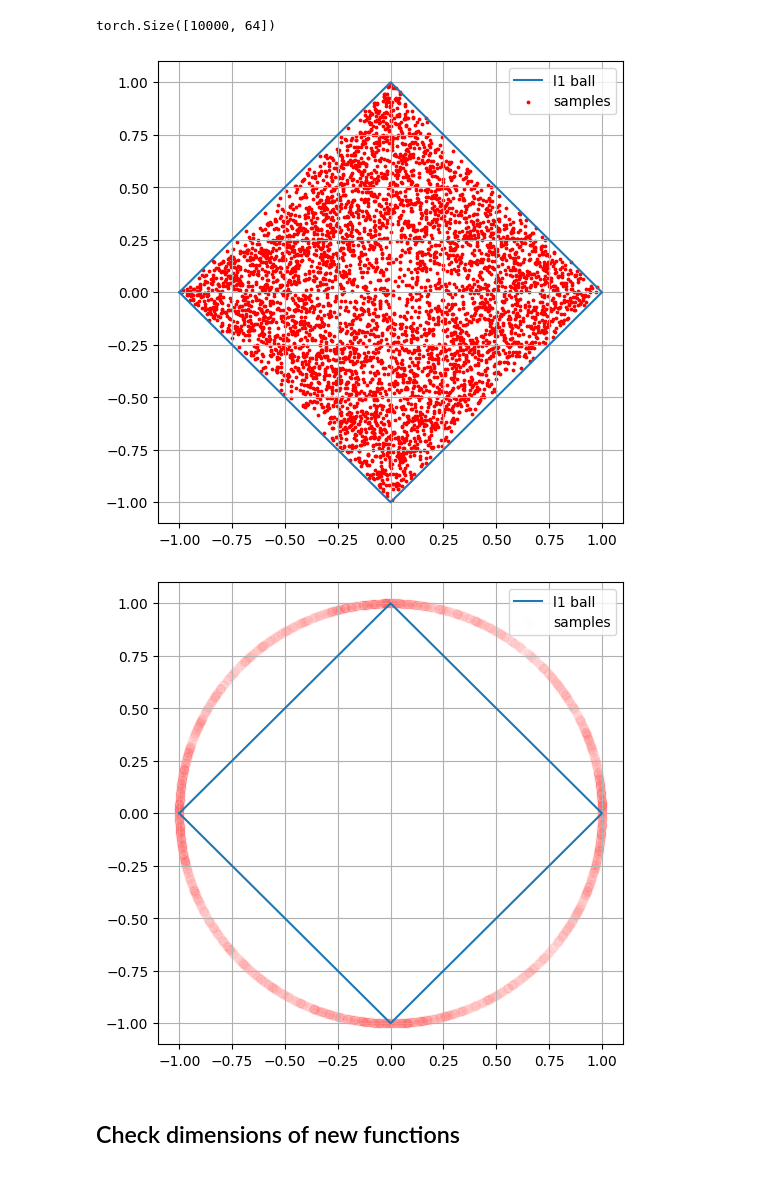
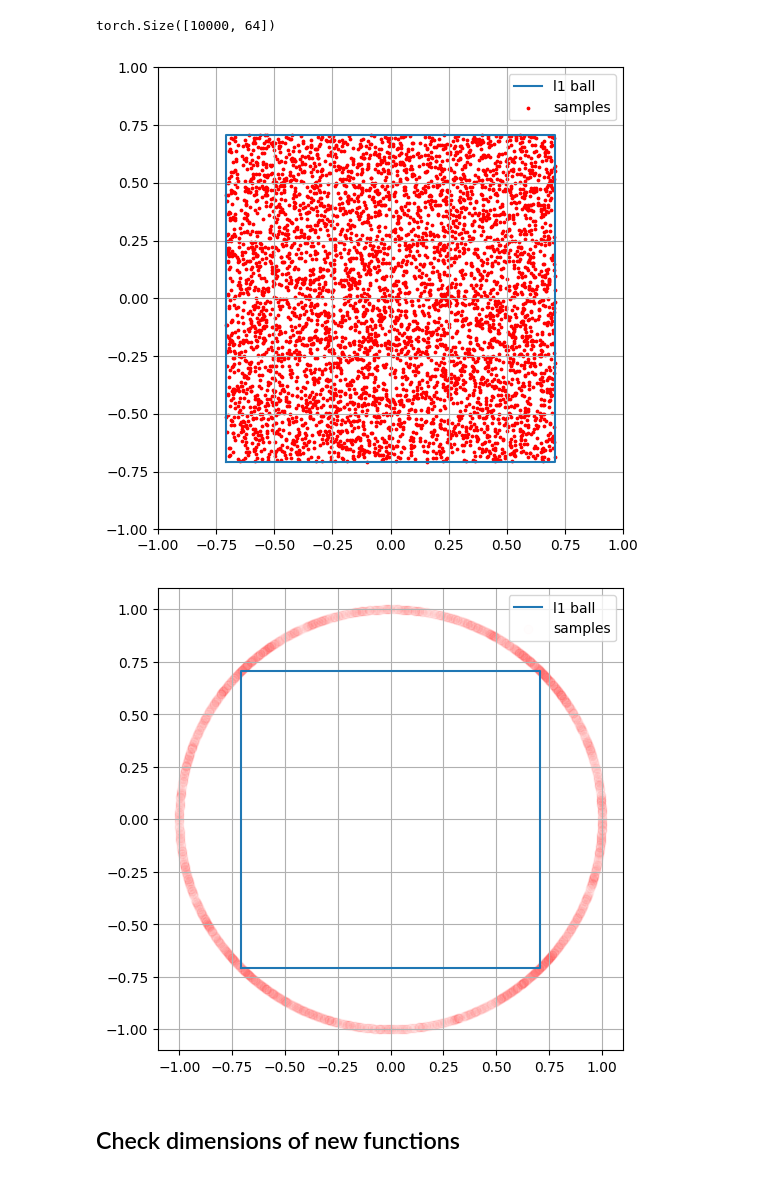
Before and after one commit to f-krause/uio-ADL-project-3, a Jupyter notebook: experiments/l1_sampling.ipynb, the cells around one changed output. Cells and saved outputs as stored; diff of their text form; code cells hidden in the pictures.

```diff
--- a/experiments/l1_sampling.ipynb
+++ b/experiments/l1_sampling.ipynb
@@ -54,9 +55,9 @@ tensor([[ 0.1493,  0.2943, -0.2483],
 # %%
 def generate_samples(N, D, p):
-    gaussian = torch.randn(N, D)
-    angles = gaussian / torch.norm(gaussian, p=2, dim=1, keepdim=True)
+    gaussian = (torch.rand(N, D) - 0.5) * 2
+    #angles = gaussian / torch.norm(gaussian, p=2, dim=1, keepdim=True)
 
-    return angles
+    return gaussian
 # %%
 samples = generate_samples(5000, 2, 1) #32 times!
 samples.shape
@@ -71,17 +72,21 @@ samples.shape
 torch.Size([10000, 64])
 # %%
 x_coords, y_coords = list(zip(*samples[:, 0:2]))
+x_coords, y_coords = x_coords * 1/np.sqrt(2), y_coords * 1/np.sqrt(2)
 
-l1_points = [(-1, 0), (0, 1), (1, 0), (0, -1), (-1, 0)]
+# l1_points = [(-1, 0), (0, 1), (1, 0), (0, -1), (-1, 0)]
+l1_points = [(-1, -1), (-1, 1), (1, 1), (1, -1), (-1, -1)] * 1/np.sqrt(2)
 x_coords_box, y_coords_box = zip(*l1_points)
 
 plt.plot(x_coords_box, y_coords_box, marker='', label='l1 ball')
 plt.scatter(x_coords, y_coords, color='red', label='samples', s=3)  # Adjust color as needed
+plt.xlim(-1, 1)
+plt.ylim(-1, 1)
 plt.grid(True)
 plt.legend()
 plt.show()
 # %% [output]
-[figure, old version]
+[figure, new version]
 # %%
 samples_norm = samples / torch.norm(samples, p=2, dim=1, keepdim=True)
 
@@ -94,7 +99,7 @@ plt.grid(True)
 plt.legend()
 plt.show()
 # %% [output]
-[figure, old version]
+[figure, new version]
 # %% [markdown]
 ## Check dimensions of new functions
 # %%
```
Also changed, not shown: parts of 1 cell of this notebook.
